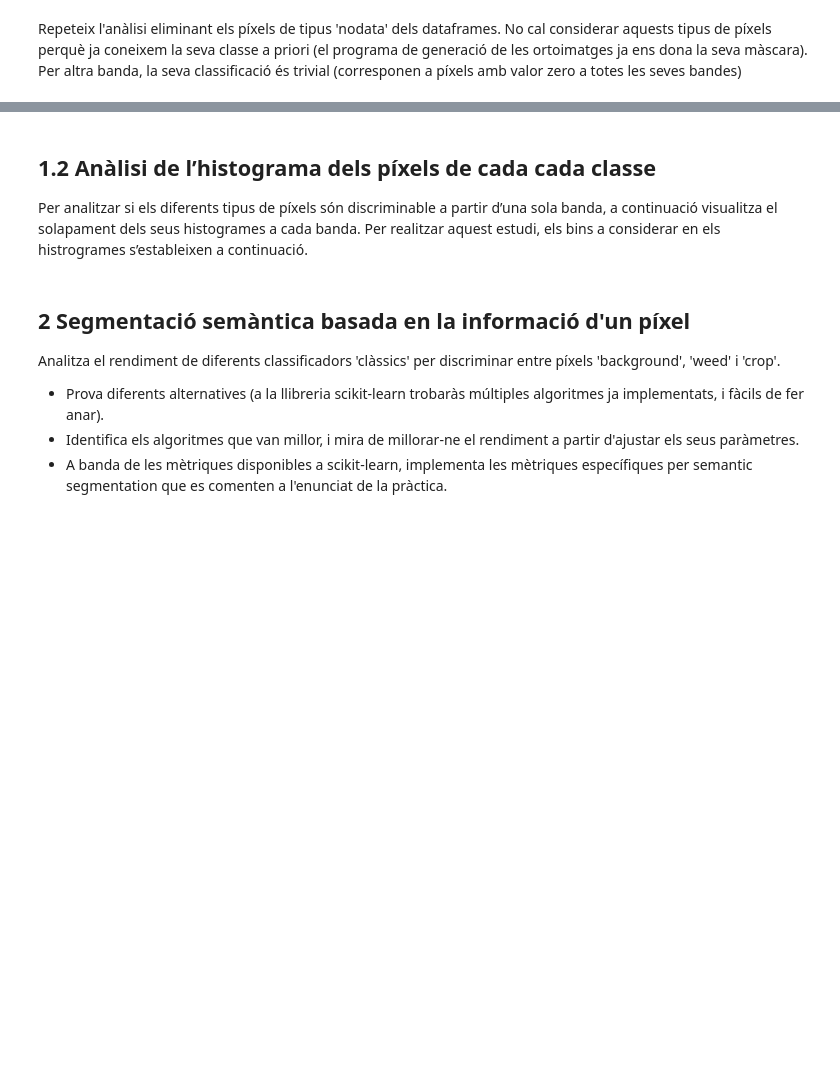
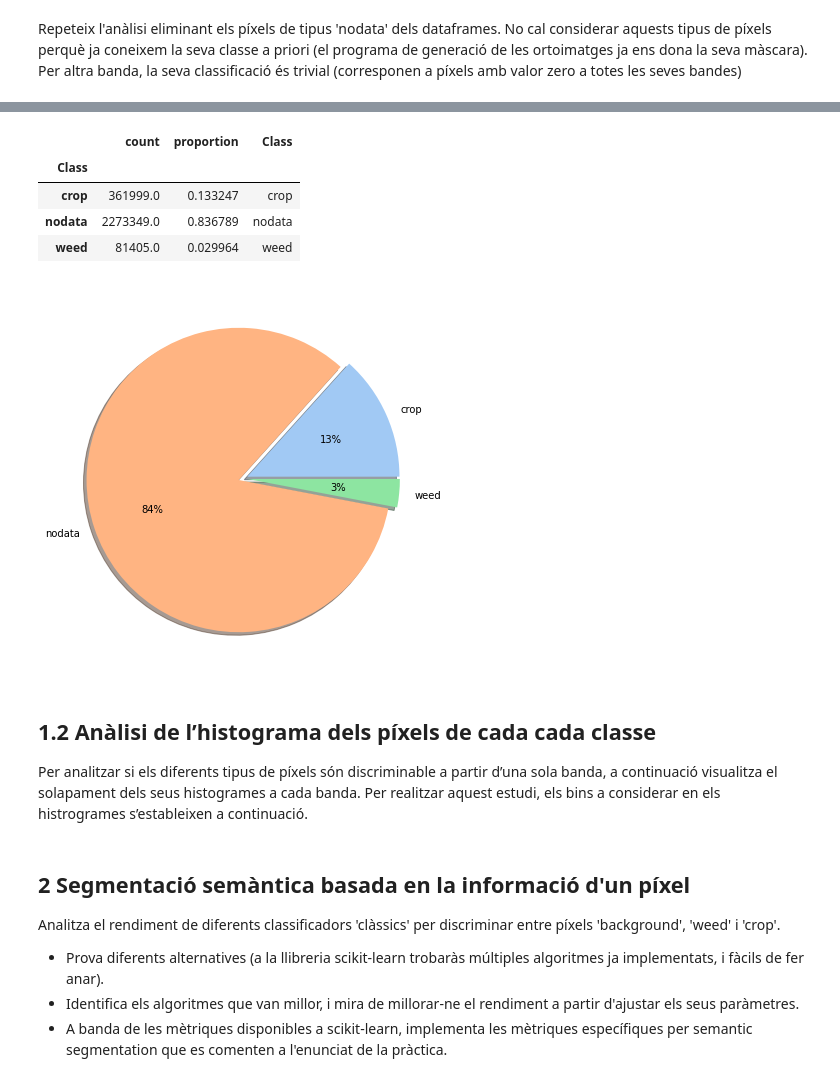
Before and after one commit to Stebf-22/CV---Notebooks, a Jupyter notebook: Practica05/prac05-part1.ipynb, the cells around one changed output, grey strips where cells are left out. Cells and saved outputs as stored; diff of their text form; code cells hidden in the pictures; blank space fills up the shorter version.

```diff
--- a/Practica05/prac05-part1.ipynb
+++ b/Practica05/prac05-part1.ipynb
@@ -362,3 +408,12 @@ Repeteix l'anàlisi eliminant els píxels de tipus 'nodata' dels dataframes. No
+# %%
+analisi_proporcio_classes(test_df[test_df['Class'] != 'background'],pie = True)
+# %% [output]
+|  | count | proportion | Class |
+| Class |  |  |  |
+| crop | 361999.0 | 0.133247 | crop |
+| nodata | 2273349.0 | 0.836789 | nodata |
+| weed | 81405.0 | 0.029964 | weed |
+[figure, added]
 # %% [markdown]
 ## 1.2 Anàlisi de l’histograma dels píxels de cada cada classe
 Per analitzar si els diferents tipus de píxels són discriminable a partir d’una sola banda, a continuació visualitza el solapament dels seus histogrames a cada banda. Per realitzar aquest estudi, els bins a considerar en els histrogrames s’estableixen a continuació.
```
Also changed, not shown: parts of 10 cells of this notebook, 2 other files.
